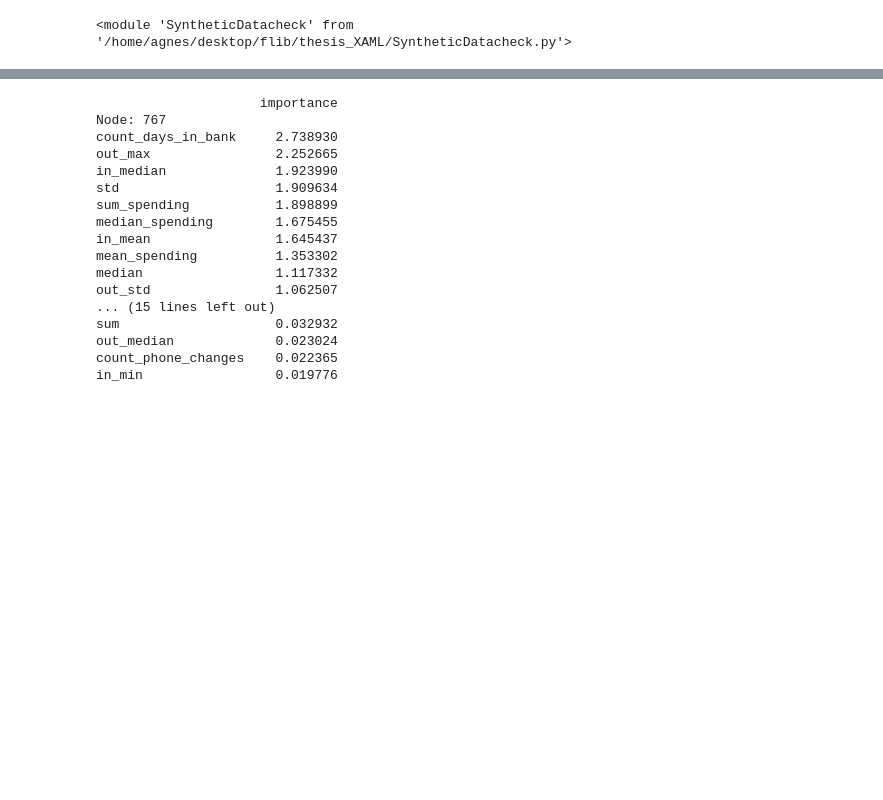
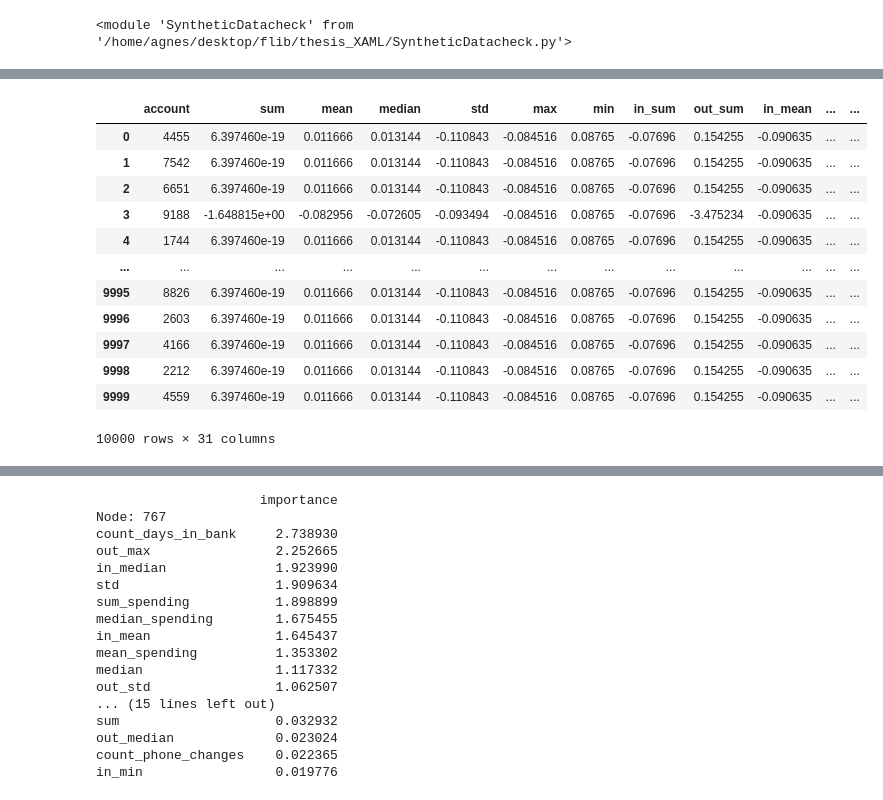
Before and after one commit to aidotse/flib, a Jupyter notebook: thesis_XAML/correctioneval.ipynb, the cells around one changed output, grey strips where cells are left out. Saved outputs shown, nothing was run; the diff lists cells and outputs as text; code cells hidden in the pictures; blank space fills up the shorter version.

```diff
--- a/thesis_XAML/correctioneval.ipynb
+++ b/thesis_XAML/correctioneval.ipynb
@@ -14,0 +160,18 @@ reload(SyntheticDatacheck)
+# %%
+dc.normal_test
+dc.withoutSAR_test
+dc.importance_test
+# %% [output]
+|  | account | sum | mean | median | std | max | min | in_sum | out_sum | in_mean | ... | ... |
+| 0 | 4455 | 6.397460e-19 | 0.011666 | 0.013144 | -0.110843 | -0.084516 | 0.08765 | -0.07696 | 0.154255 | -0.090635 | ... | ... |
+| 1 | 7542 | 6.397460e-19 | 0.011666 | 0.013144 | -0.110843 | -0.084516 | 0.08765 | -0.07696 | 0.154255 | -0.090635 | ... | ... |
+| 2 | 6651 | 6.397460e-19 | 0.011666 | 0.013144 | -0.110843 | -0.084516 | 0.08765 | -0.07696 | 0.154255 | -0.090635 | ... | ... |
+| 3 | 9188 | -1.648815e+00 | -0.082956 | -0.072605 | -0.093494 | -0.084516 | 0.08765 | -0.07696 | -3.475234 | -0.090635 | ... | ... |
+| 4 | 1744 | 6.397460e-19 | 0.011666 | 0.013144 | -0.110843 | -0.084516 | 0.08765 | -0.07696 | 0.154255 | -0.090635 | ... | ... |
+| ... | ... | ... | ... | ... | ... | ... | ... | ... | ... | ... | ... | ... |
+| 9995 | 8826 | 6.397460e-19 | 0.011666 | 0.013144 | -0.110843 | -0.084516 | 0.08765 | -0.07696 | 0.154255 | -0.090635 | ... | ... |
+| 9996 | 2603 | 6.397460e-19 | 0.011666 | 0.013144 | -0.110843 | -0.084516 | 0.08765 | -0.07696 | 0.154255 | -0.090635 | ... | ... |
+| 9997 | 4166 | 6.397460e-19 | 0.011666 | 0.013144 | -0.110843 | -0.084516 | 0.08765 | -0.07696 | 0.154255 | -0.090635 | ... | ... |
+| 9998 | 2212 | 6.397460e-19 | 0.011666 | 0.013144 | -0.110843 | -0.084516 | 0.08765 | -0.07696 | 0.154255 | -0.090635 | ... | ... |
+| 9999 | 4559 | 6.397460e-19 | 0.011666 | 0.013144 | -0.110843 | -0.084516 | 0.08765 | -0.07696 | 0.154255 | -0.090635 | ... | ... |
+10000 rows × 31 columns
```
Also changed, not shown: parts of 21 cells of this notebook, 13 other files.
